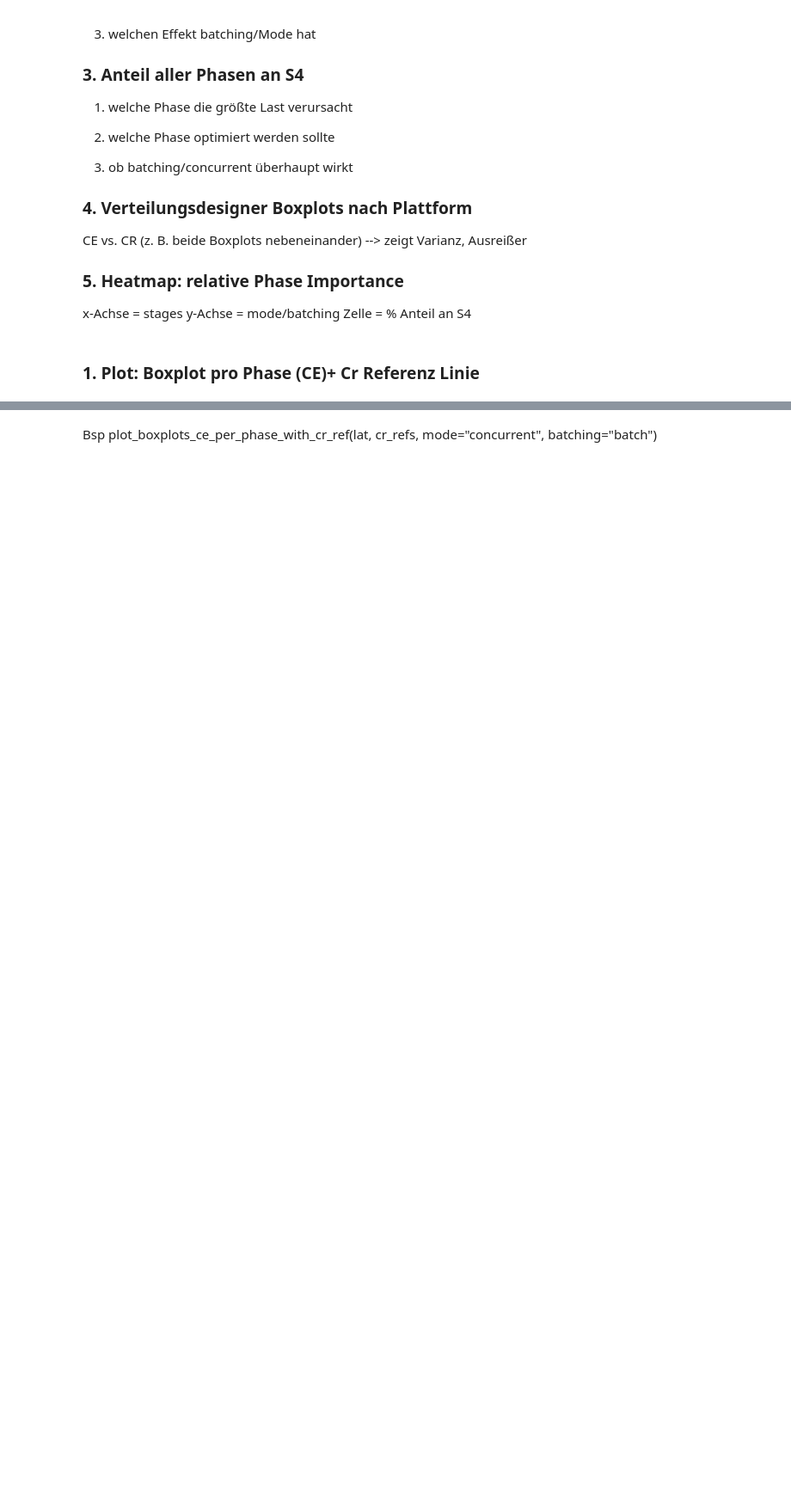
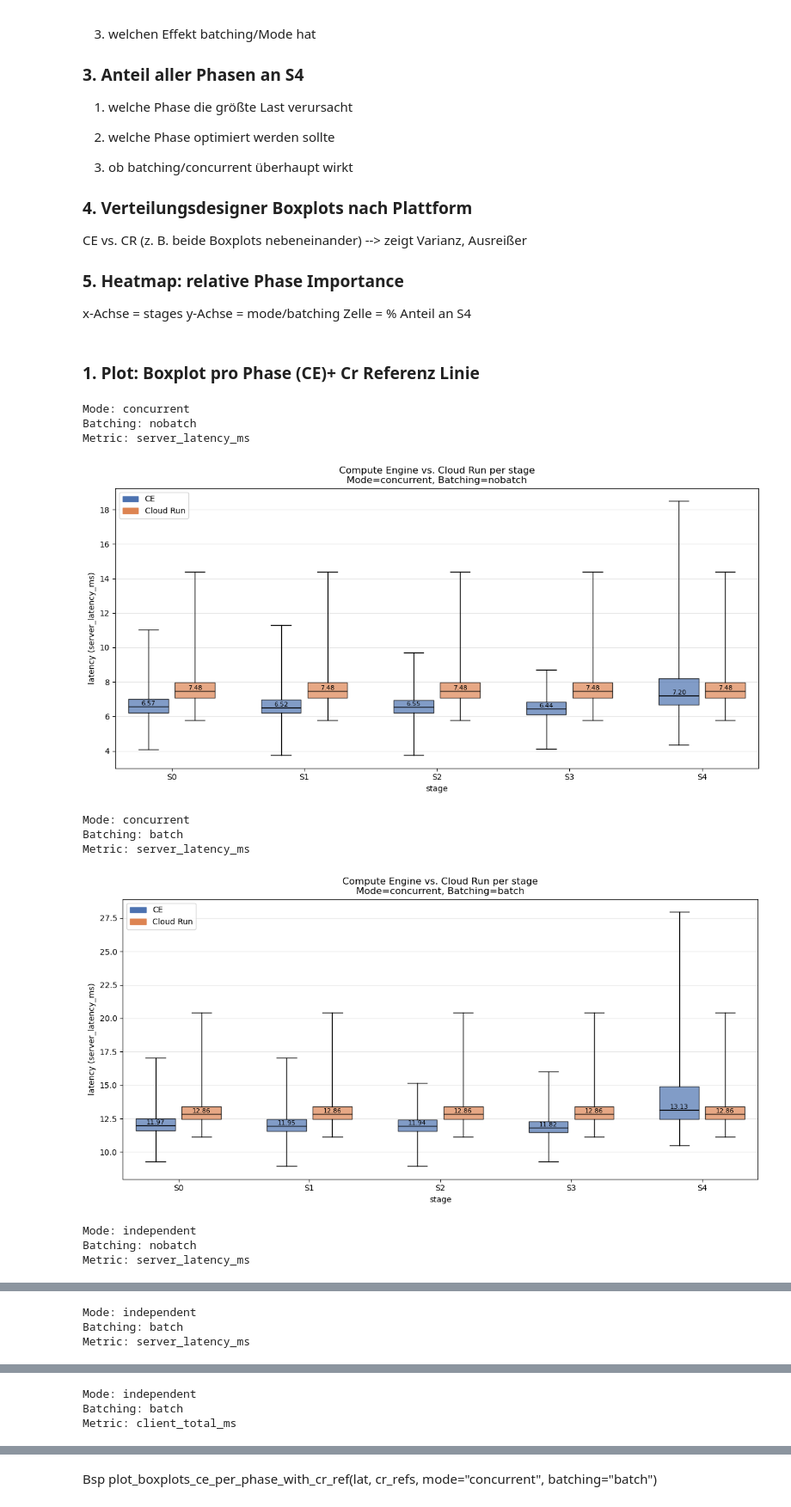
Before and after one commit to susannahufnagl/cloud-run-latency-analysis, a Jupyter notebook: analysis/Untitled.ipynb, the cells around one changed output, grey strips where cells are left out. Shown at 86% size. Cells and saved outputs as stored; diff of their text form; code cells hidden in the pictures; blank space fills up the shorter version.

```diff
--- a/analysis/Untitled.ipynb
+++ b/analysis/Untitled.ipynb
@@ -422,7 +422,7 @@ Zelle = % Anteil an S4
 
 # holt alle ce Latenzen und baut für jede stage boxlot, und nimmt gleiche cloud run kombi Referenz
 
-def plot_boxplots_ce_per_phase_with_cr_ref(lat, mode, batching, metric_col,
+def plot_boxplots_ce_per_phase_with_cr_ref(lat, mode, batching, metric_col, metric_label,
                                            whis=(0, 99), showfliers=False):
     print("Mode:", mode)
     print("Batching:", batching)
@@ -470,6 +470,10 @@ def plot_boxplots_ce_per_phase_with_cr_ref(lat, mode, batching, metric_col,
             boxprops={"facecolor": cr_color, "alpha": 0.7},
             medianprops={"color": "black"},
         )
+        ce_med = np.median(ce_vals)
+        cr_med=np.median(cr_vals)
+        plt.text(pos[i] - 0.35, ce_med, f"{ce_med:.2f}", ha="center", va="bottom", fontsize=8, color="black")
+        plt.text(pos[i] + 0.35, cr_med, f"{cr_med:.2f}", ha="center", va="bottom", fontsize=8, color="black")
 
     plt.xticks(pos, STAGES)
     plt.title(f"Compute Engine vs. Cloud Run per stage\nMode={mode}, Batching={batching}")
@@ -484,3 +488,57 @@ def plot_boxplots_ce_per_phase_with_cr_ref(lat, mode, batching, metric_col,
     plt.legend(handles=legend_handles)
     plt.tight_layout()
     plt.show()
+# %%
+plot_boxplots_ce_per_phase_with_cr_ref(
+    lat, mode="concurrent", batching="nobatch",
+    metric_col="server_latency_ms",
+    metric_label="Server-Latency (server_latency_ms)"
+)
+plot_boxplots_ce_per_phase_with_cr_ref(
+    lat, mode="concurrent", batching="batch",
+    metric_col="server_latency_ms",
+    metric_label="Server-Latency (server_latency_ms)"
+)
+plot_boxplots_ce_per_phase_with_cr_ref(
+    lat, mode="independent", batching="nobatch",
+    metric_col="server_latency_ms",
+    metric_label="Server-Latency (server_latency_ms)"
+)
+plot_boxplots_ce_per_phase_with_cr_ref(
+    lat, mode="independent", batching="batch",
+    metric_col="server_latency_ms",
+    metric_label="Server-Latency (server_latency_ms)"
+)
+
+plot_boxplots_ce_per_phase_with_cr_ref(
+    lat, mode="independent", batching="batch",
+    metric_col="client_total_ms",
+    metric_label="Client-Latency (client_total_ms)"
+)
+plot_boxplots_ce_per_phase_with_cr_ref(
+    lat, mode="independent", batching="nobatch",
+    metric_col="client_total_ms",
+    metric_label="Client-Latency (client_total_ms)"
+)
+plot_boxplots_ce_per_phase_with_cr_ref(
+    lat, mode="concurrent", batching="batch",
+    metric_col="client_total_ms",
+    metric_label="Client-Latency (client_total_ms)"
+)
+plot_boxplots_ce_per_phase_with_cr_ref(
+    lat, mode="concurrent", batching="nobatch",
+    metric_col="client_total_ms",
+    metric_label="Client-Latency (client_total_ms)"
+)
+# %% [output]
+Mode: concurrent
+Batching: nobatch
+Metric: server_latency_ms
+[figure, added]
+Mode: concurrent
+Batching: batch
+Metric: server_latency_ms
+[figure, added]
+Mode: independent
+Batching: nobatch
+Metric: server_latency_ms
@@ -486,0 +546,3 @@ def plot_boxplots_ce_per_phase_with_cr_ref(lat, mode, batching, metric_col,
+Mode: independent
+Batching: batch
+Metric: server_latency_ms
@@ -486,0 +550,3 @@ def plot_boxplots_ce_per_phase_with_cr_ref(lat, mode, batching, metric_col,
+Mode: independent
+Batching: batch
+Metric: client_total_ms
```
Also changed, not shown: parts of 11 cells of this notebook, 2 other files.
